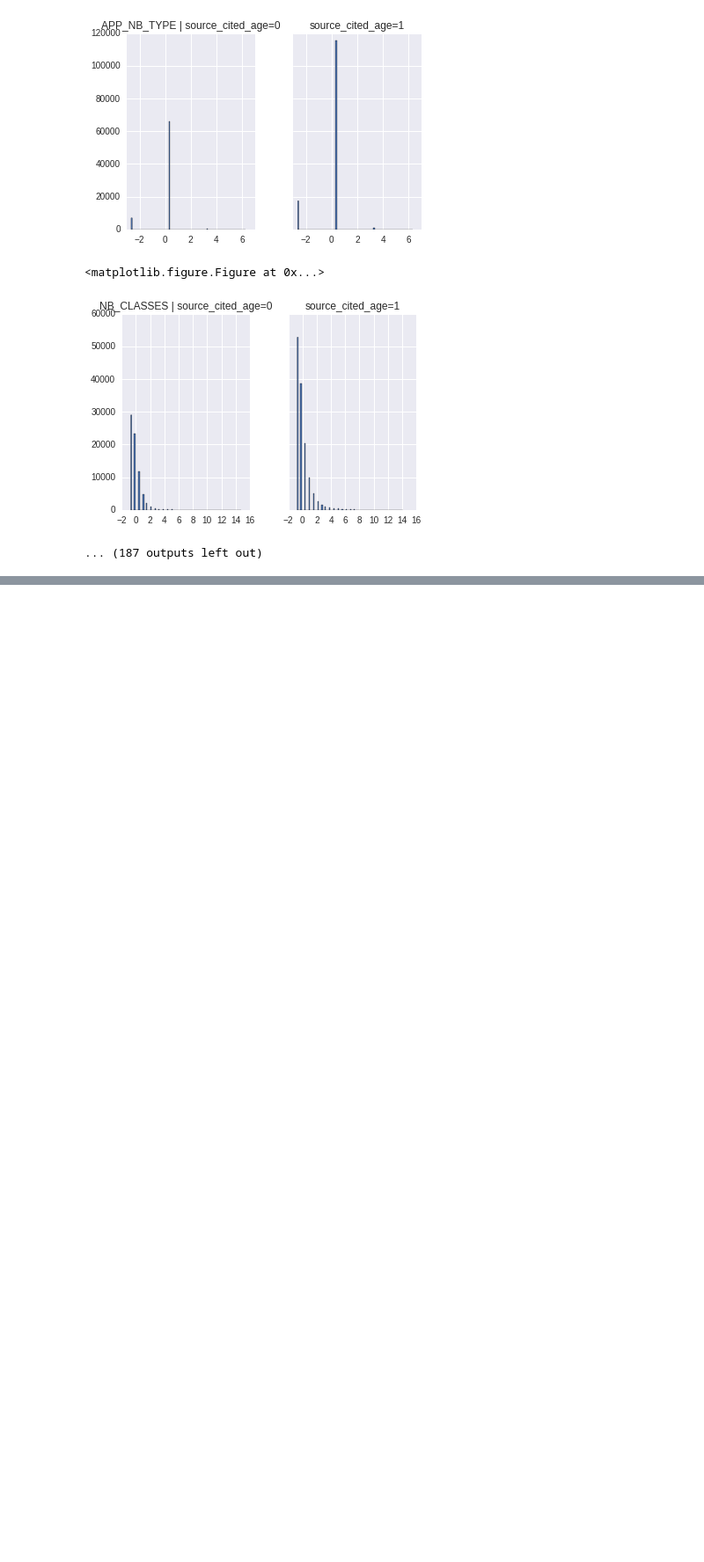
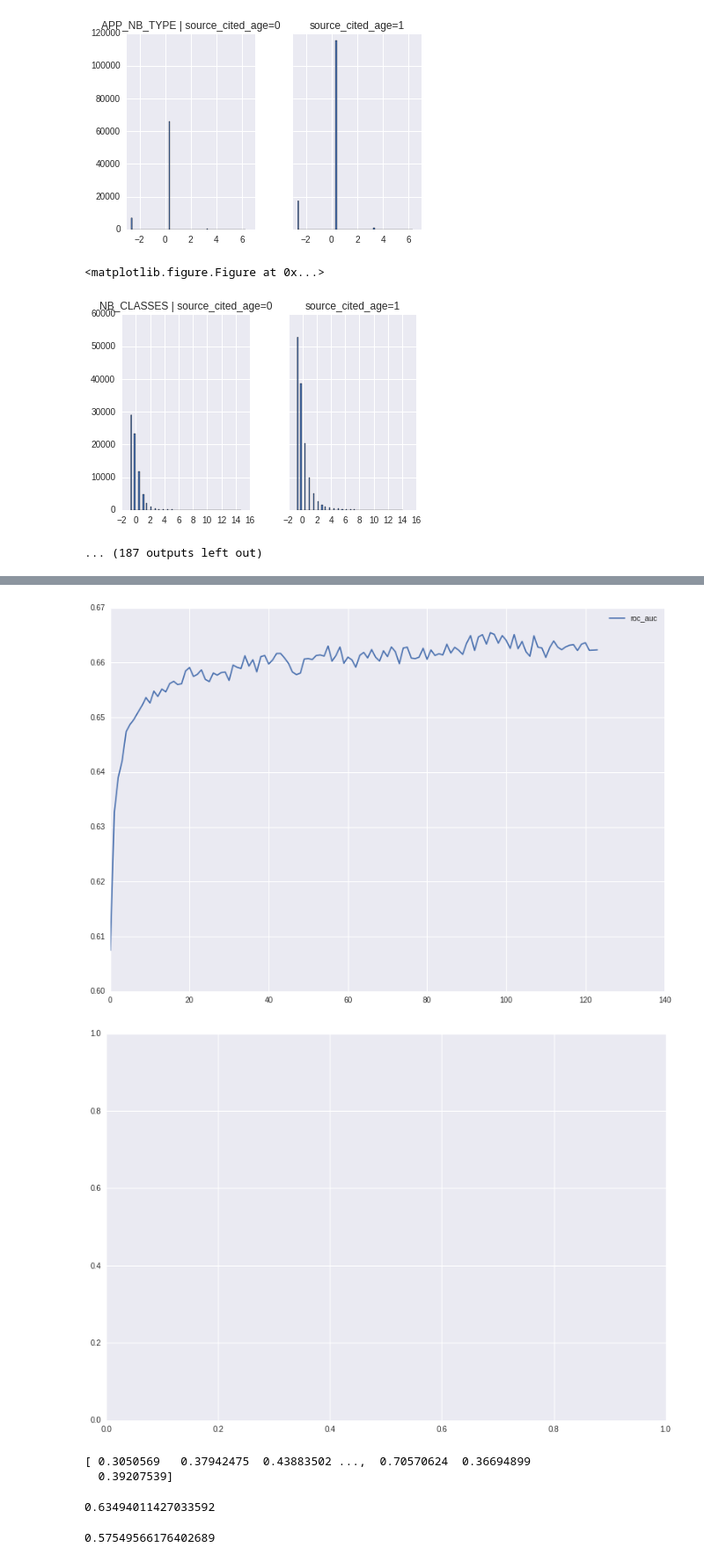
Before and after one commit to maxkub/challengeMDI343, a Jupyter notebook: challenge3.ipynb, the cells around one changed output, grey strips where cells are left out. Shown at 88% size. Saved outputs shown, nothing was run; the diff lists cells and outputs as text; code cells hidden in the pictures; blank space fills up the shorter version.

```diff
--- a/challenge3.ipynb
+++ b/challenge3.ipynb
@@ -542,0 +861,22 @@ for col in df_train0.columns:
+# %%
+# Define loss and optimizer
+# Softmax loss
+cost = tf.reduce_mean(tf.nn.softmax_cross_entropy_with_logits(pred, y))
+diff = tf.sub(pred, y)
+cost = tf.matmul(diff, diff, transpose_a=True)
+
+
+# cross_entropy
+cross_entropy = -tf.reduce_sum(y*tf.log(pred))
+
+# Adam Optimizer
+optimizer = tf.train.AdamOptimizer(learning_rate=learning_rate).minimize(cost)
+# %%
+# Initializing the variables
+init = tf.initialize_all_variables()
+# %%
+y_test = df_test0['VARIABLE_CIBLE'].values.reshape((-1,1))
+print(np.shape(y_test))
+
+df_test2 = df_test0.drop('VARIABLE_CIBLE', axis=1)
+x_test = df_test2.values
@@ -542,0 +885,6 @@ for col in df_train0.columns:
+# %%
+y_train = df_train0['VARIABLE_CIBLE'].values.reshape((-1,1))
+print(np.shape(y_train))
+
+df_train2 = df_train0.drop('VARIABLE_CIBLE', axis=1)
+x_train = df_train2.values
@@ -542,0 +1000,22 @@ for col in df_train0.columns:
+# %%
+plt.figure(figsize=(13,9))
+plt.plot(range(len(roc_aucs)), roc_aucs, label='roc_auc')
+plt.legend(loc='best')
+plt.figure(figsize=(13,9))
+#plt.plot(range(len(costs)), costs, label='cost')
+plt.legend(loc='best')
+# %% [output]
+[figure, added]
+[figure, added]
+# %%
+print(probs.ravel())
+roc_auc_score(y_test, probs.ravel())
+# %% [output]
+[ 0.3050569   0.37942475  0.43883502 ...,  0.70570624  0.36694899
+  0.39207539]
+0.63494011427033592
+# %%
+clf = np.round(probs.ravel(), decimals=0)
+roc_auc_score(y_test, clf)
+# %% [output]
+0.57549566176402689
```
Also changed, not shown: parts of 22 cells of this notebook.
